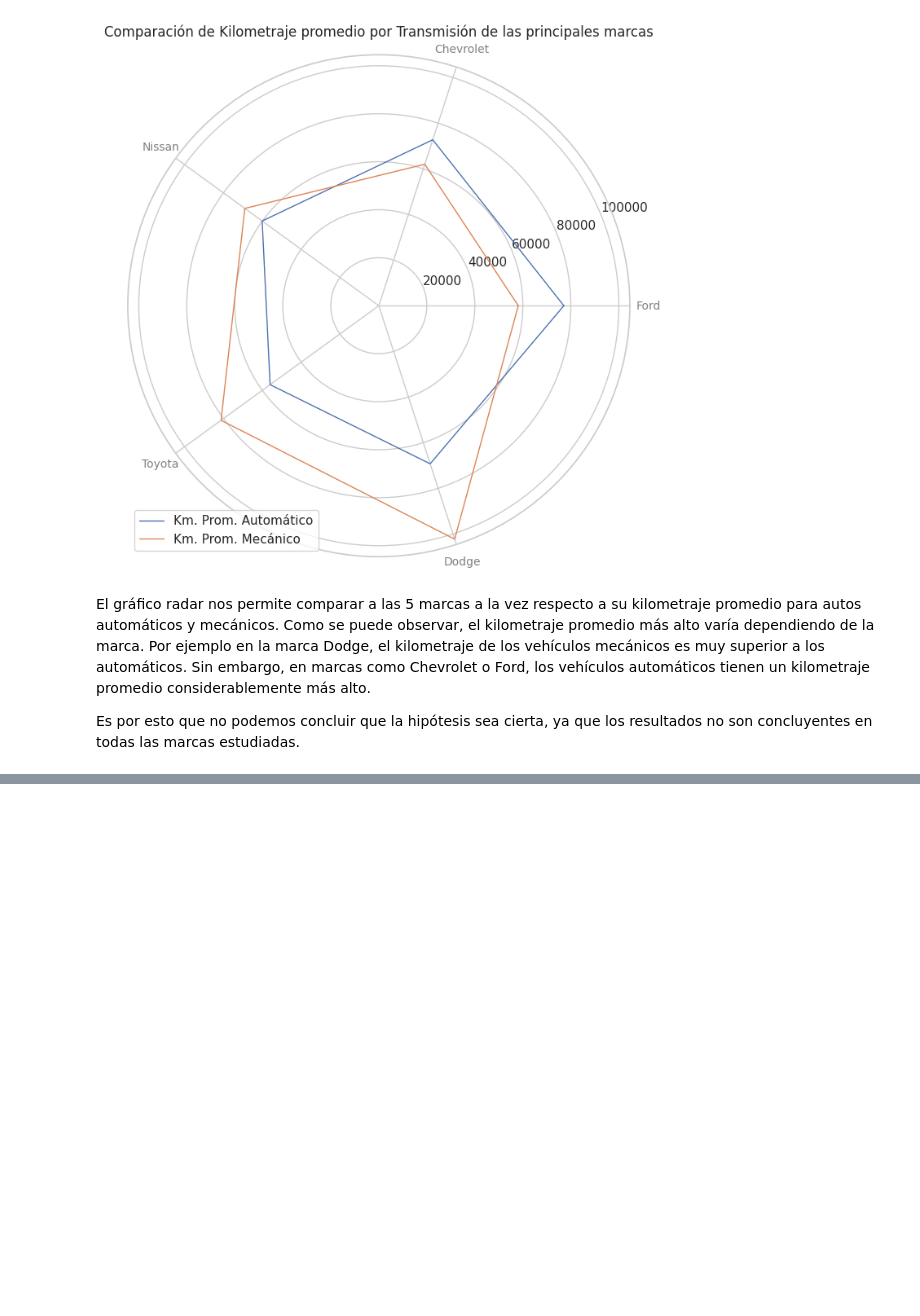
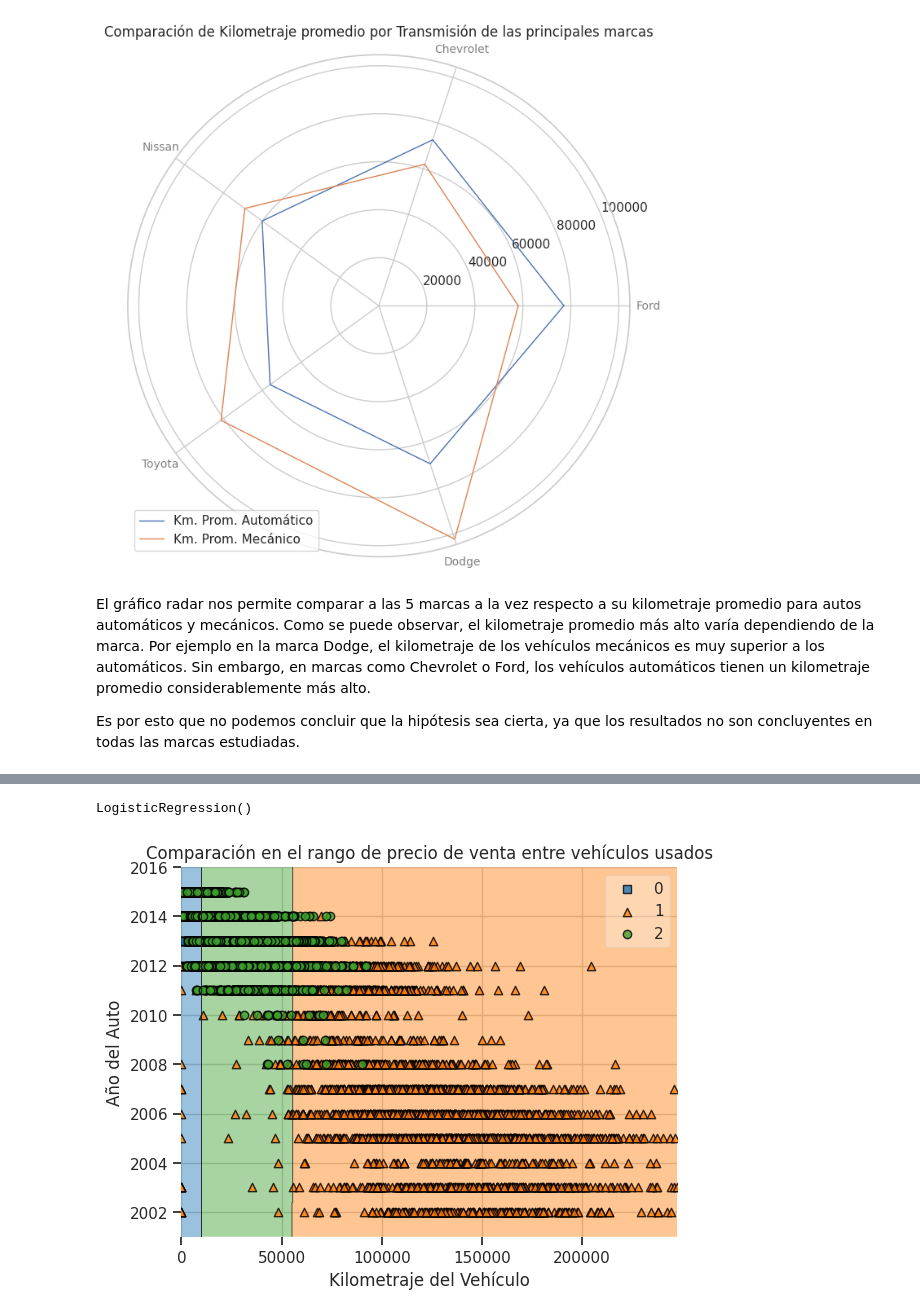
Before and after one commit to nicolaschavezarenas/proyecto_final_DS1, a Jupyter notebook: Proyecto_ParteIIII_Chavez.ipynb, the cells around one changed output, grey strips where cells are left out. Saved outputs shown, nothing was run; the diff lists cells and outputs as text; code cells hidden in the pictures; blank space fills up the shorter version.

```diff
--- a/Proyecto_ParteIIII_Chavez.ipynb
+++ b/Proyecto_ParteIIII_Chavez.ipynb
@@ -459,0 +639,11 @@ Es por esto que no podemos concluir que la hipótesis sea cierta, ya que los res
+# %%
+clf = DecisionTreeClassifier(max_depth=4)
+
+# Entrenar el modelo con los datos y la etiqueta
+X=df2[['odometer','year']]
+y = df2['rango_precio_codigo']
+
+#X = df.drop('species', axis=1)
+#y = df['species']
+
+clf = clf.fit(X, y)
@@ -459,0 +672,31 @@ Es por esto que no podemos concluir que la hipótesis sea cierta, ya que los res
+# %%
+from sklearn.linear_model import LogisticRegression
+
+# Paso 2
+# Crear la instancia del modelo
+clf = LogisticRegression()
+
+# Paso 3
+# Entrenar el modelo con los datos y la etiqueta
+clf.fit(X, y)
+# %% [output]
+LogisticRegression()
+# %%
+X2= X.values
+y2=y.values
+# %%
+
+# revisar https://rasbt.github.io/mlxtend/user_guide/plotting/plot_decision_regions/#plot_decision_regions-visualize-the-decision-regions-of-a-classifier
+ax=plot_decision_regions(X2, y2, clf=clf)# Añadir anotaciones
+
+plt.xlabel('Kilometraje del Vehículo')
+plt.ylabel('Año del Auto')
+plt.title('Comparación en el rango de precio de venta entre vehículos usados')
+
+handles, labels = ax.get_legend_handles_labels()
+ax.legend(handles,
+          ['0', '1','2'],
+           framealpha=0.3, scatterpoints=1)
+plt.show()
+# %% [output]
+[figure, added]
```
Also changed, not shown: parts of 25 cells of this notebook.
